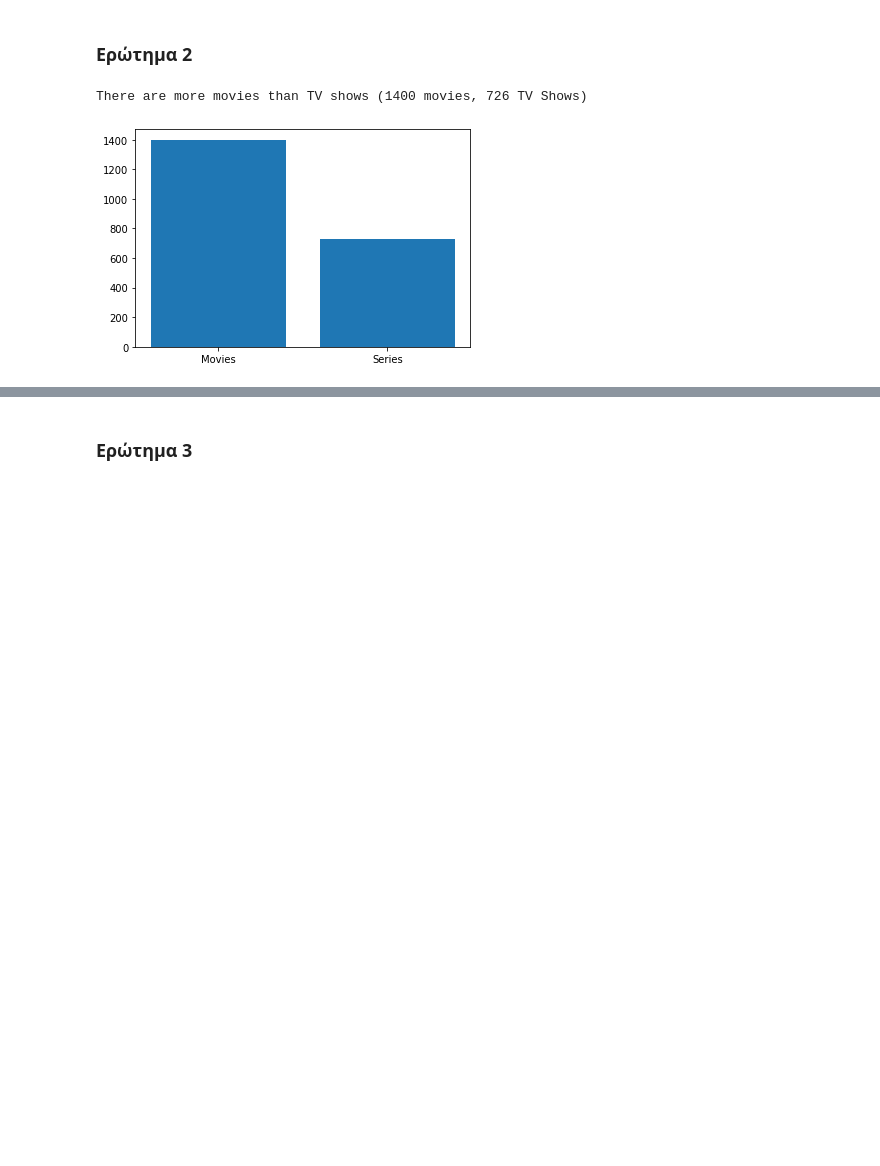
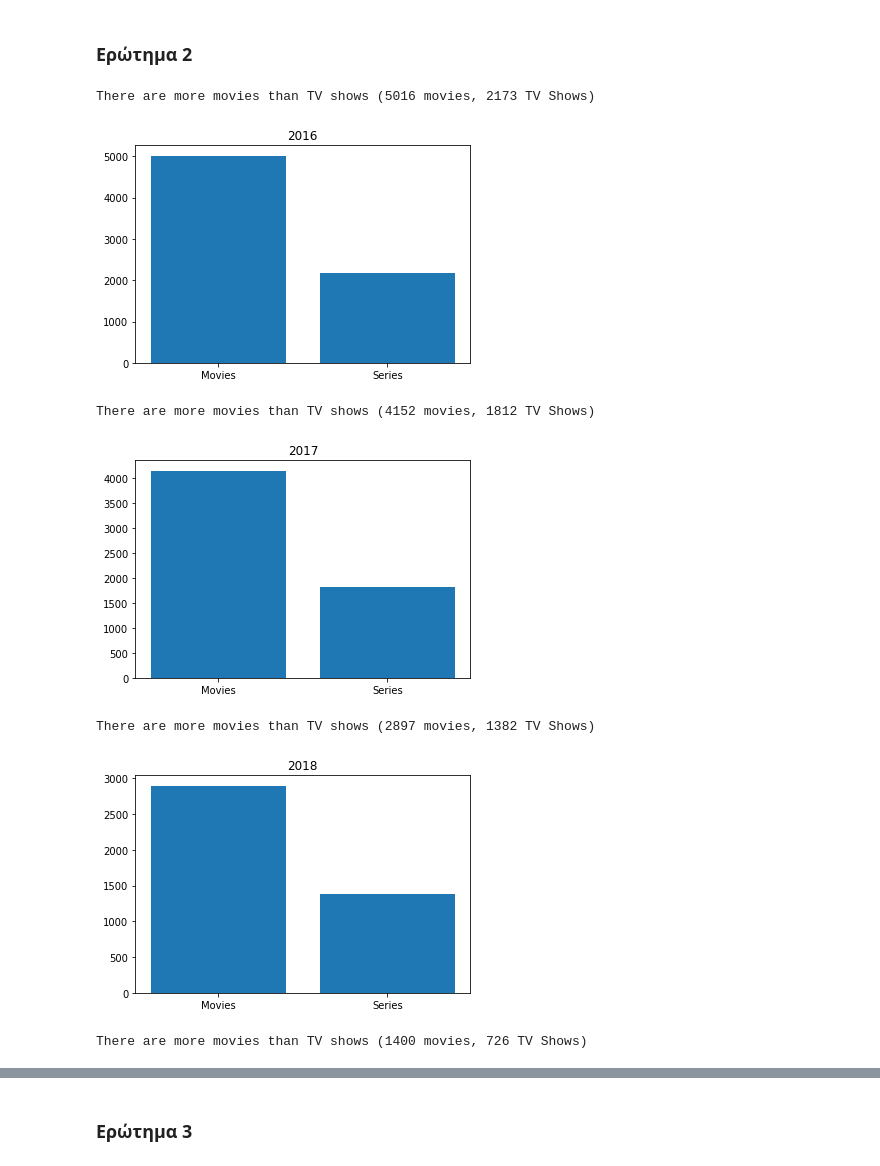
Before and after one commit to d-maniatakos/data-mining-assignment1, a Jupyter notebook: data_mining_assignment1.ipynb, the cells around one changed output, grey strips where cells are left out. Drawn from its saved outputs; the diff is of its cells as text; code cells hidden in the pictures; blank space fills up the shorter version.

```diff
--- a/data_mining_assignment1.ipynb
+++ b/data_mining_assignment1.ipynb
@@ -40,7 +40,7 @@ def print_most_popular_type(df, title):
   else:
     print("There are more TV Shows than movies (" + str(movie_amount) + " movies, " + str(shows_amount) + " TV Shows)")
   plt.bar(['Movies', 'Series'], [movie_amount, shows_amount])
-  plt.title("a")
+  plt.title(title)
   plt.show()
 
 print_most_popular_type(netflix_data, "")
@@ -53,10 +52,18 @@ TypeError: ignored
 # %%
 def print_most_popular_type_in_year(df, year):
   year_df = df[df['date_added'].notnull()]
   year_df = year_df[year_df['date_added'].str.split(', ', expand=True)[1].astype(int) > year].reset_index()
   print_most_popular_type(year_df, str(year))
 
+print_most_popular_type_in_year(netflix_data, 2016)
+print_most_popular_type_in_year(netflix_data, 2017)
+print_most_popular_type_in_year(netflix_data, 2018)
 print_most_popular_type_in_year(netflix_data, 2019)
 # %% [output]
-There are more movies than TV shows (1400 movies, 726 TV Shows)
+There are more movies than TV shows (5016 movies, 2173 TV Shows)
-[figure, old version]
+[figure, new version]
+There are more movies than TV shows (4152 movies, 1812 TV Shows)
+[figure, added]
+There are more movies than TV shows (2897 movies, 1382 TV Shows)
+[figure, added]
+There are more movies than TV shows (1400 movies, 726 TV Shows)
```
Also changed, not shown: parts of 8 cells of this notebook.
